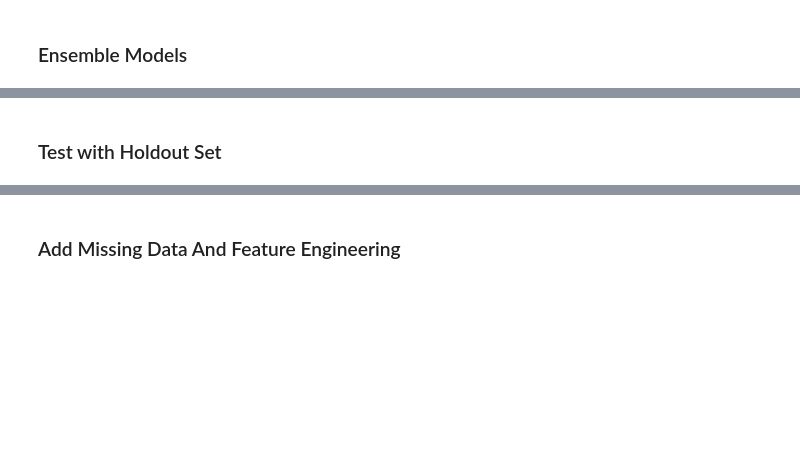
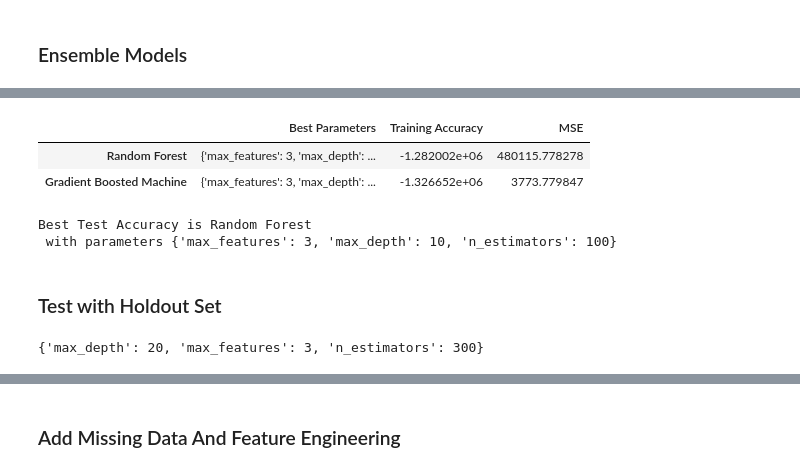
Before and after one commit to oscarchong/itds_fall_2019, a Jupyter notebook: Master's Notebook.ipynb, the cells around one changed output, grey strips where cells are left out. Drawn from its saved outputs; the diff is of its cells as text; code cells hidden in the pictures; blank space fills up the shorter version.

```diff
--- a/Master's Notebook.ipynb
+++ b/Master's Notebook.ipynb
@@ -522,2 +548,50 @@ get_cv_results(gbm, model_train_df)
+# %%
+param_grid_rf = {
+    'max_depth':[10,20,30],
+    'max_features': [2, 3, 4],
+    'n_estimators': [100, 200, 300]
+}
+
+param_grid_gbm = {
+    'max_depth':[10, 20, 30],
+    'max_features': [2, 3, 4],
+    'n_estimators': [100, 200, 300],
+}
+# %%
+gs_rf = GridSearchCV(estimator = rf, param_grid = param_grid_rf, scoring = 'neg_mean_squared_error', cv = 5, n_jobs=-1)
+gs_gbm = GridSearchCV(estimator = gbm, param_grid = param_grid_gbm, scoring = 'neg_mean_squared_error', cv = 5, n_jobs=-1)
+
+grids = [gs_rf, gs_gbm]
+# %%
+best_params = []
+best_score = []
+MSE = []
+# %%
+for gs in grids:
+    gs.fit(train_df[features], train_df['rent'])
+    best_params.append(gs.best_params_)
+    best_score.append(gs.best_score_)
+    predicted = gs.predict(train_df[features])
+    MSE.append(mean_squared_error(train_df['rent'], predicted))
+# %%
+models = ['Random Forest', 'Gradient Boosted Machine']
+scores = zip(best_params, best_score, MSE)
+scores = pd.DataFrame(scores, index=models)
+scores.rename(columns={0:'Best Parameters',
+                       1:'Training Accuracy',
+                       2:'MSE'}, inplace=True)
+display(scores)
+print('Best Test Accuracy is %s\n with parameters %s' % (scores['MSE'].idxmax(),
+                                                         scores.loc[scores['MSE'].idxmax()]['Best Parameters']))
+# %% [output]
+|  | Best Parameters | Training Accuracy | MSE |
+| Random Forest | {'max_features': 3, 'max_depth': ... | -1.282002e+06 | 480115.778278 |
+| Gradient Boosted Machine | {'max_features': 3, 'max_depth': ... | -1.326652e+06 | 3773.779847 |
+Best Test Accuracy is Random Forest
+ with parameters {'max_features': 3, 'max_depth': 10, 'n_estimators': 100}
 # %% [markdown]
 ### Test with Holdout Set
+# %%
+scores['Best Parameters'].iloc[1]
+# %% [output]
+{'max_depth': 20, 'max_features': 3, 'n_estimators': 300}
```
Also changed, not shown: parts of 47 cells of this notebook.
